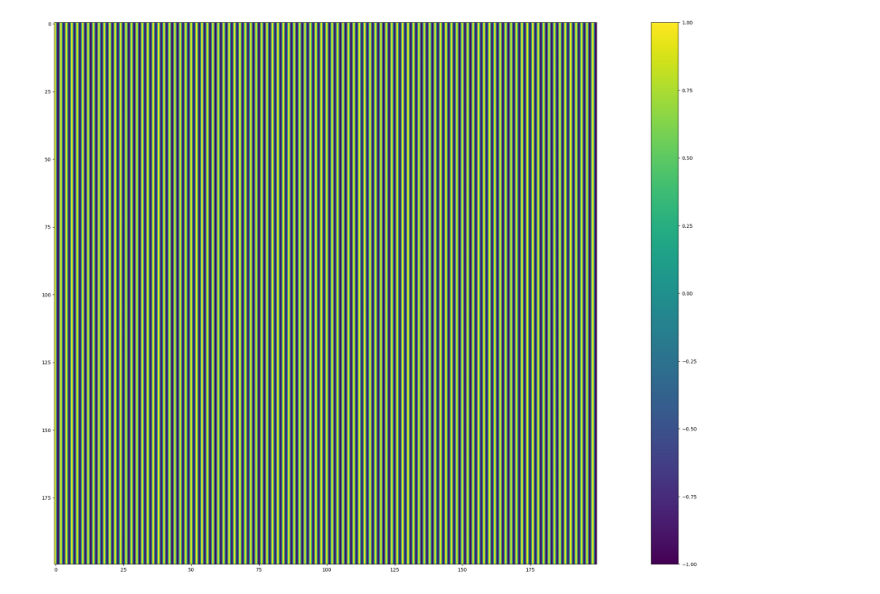
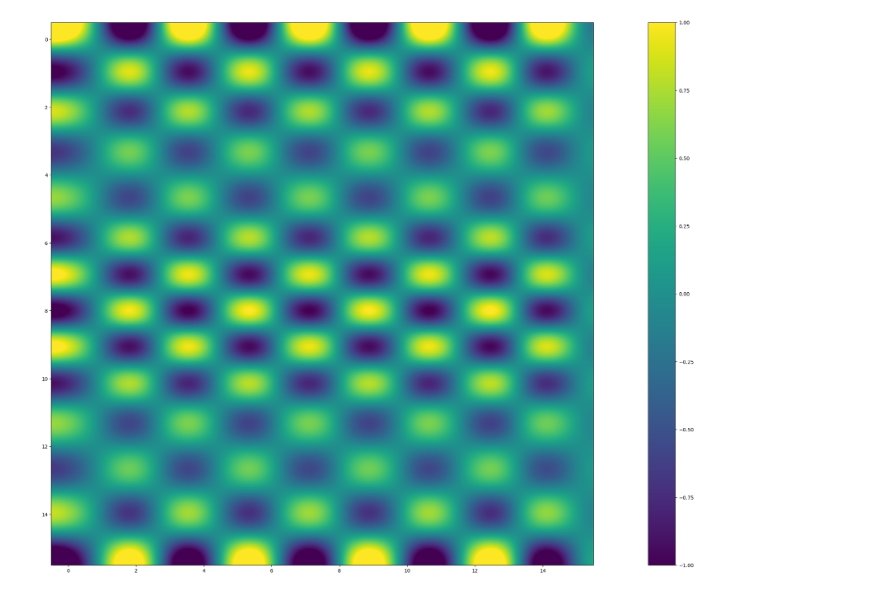
Before and after one commit to GioMai24/Speed-of-Light-FFT, a Jupyter notebook: grid_viewer.ipynb, the cells around one changed output. Saved outputs shown, nothing was run; the diff lists cells and outputs as text; code cells hidden in the pictures.

```diff
--- a/grid_viewer.ipynb
+++ b/grid_viewer.ipynb
@@ -2,10 +2,10 @@
 import matplotlib.pyplot as plt
 import numpy as np
 # %%
-arr = np.loadtxt("data.csv", delimiter=',')
+arr = np.loadtxt("grid.csv", delimiter=',')
 fig, ax = plt.subplots(figsize=(40,20))
 im = ax.imshow(arr, interpolation='lanczos')
 fig.colorbar(im)
 plt.show()
 # %% [output]
-[figure, old version]
+[figure, new version]
```
Also changed, not shown: parts of 1 cell of this notebook, 2 other files.
